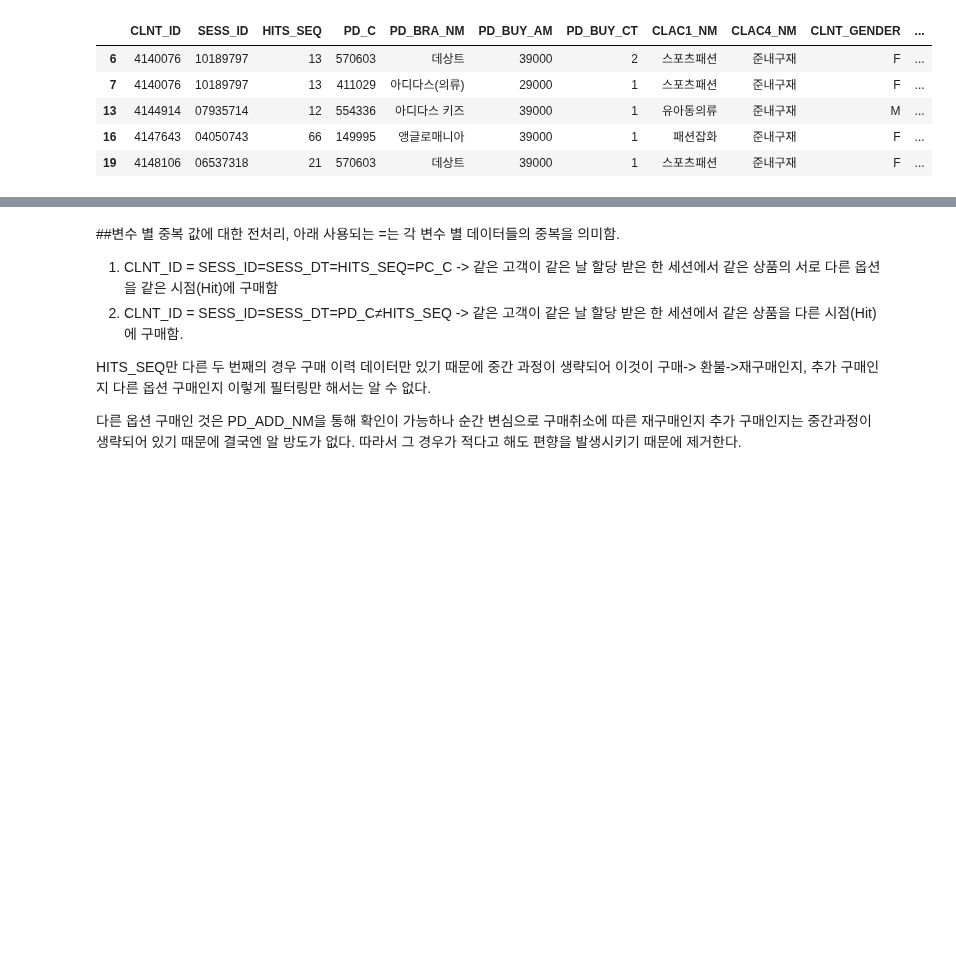
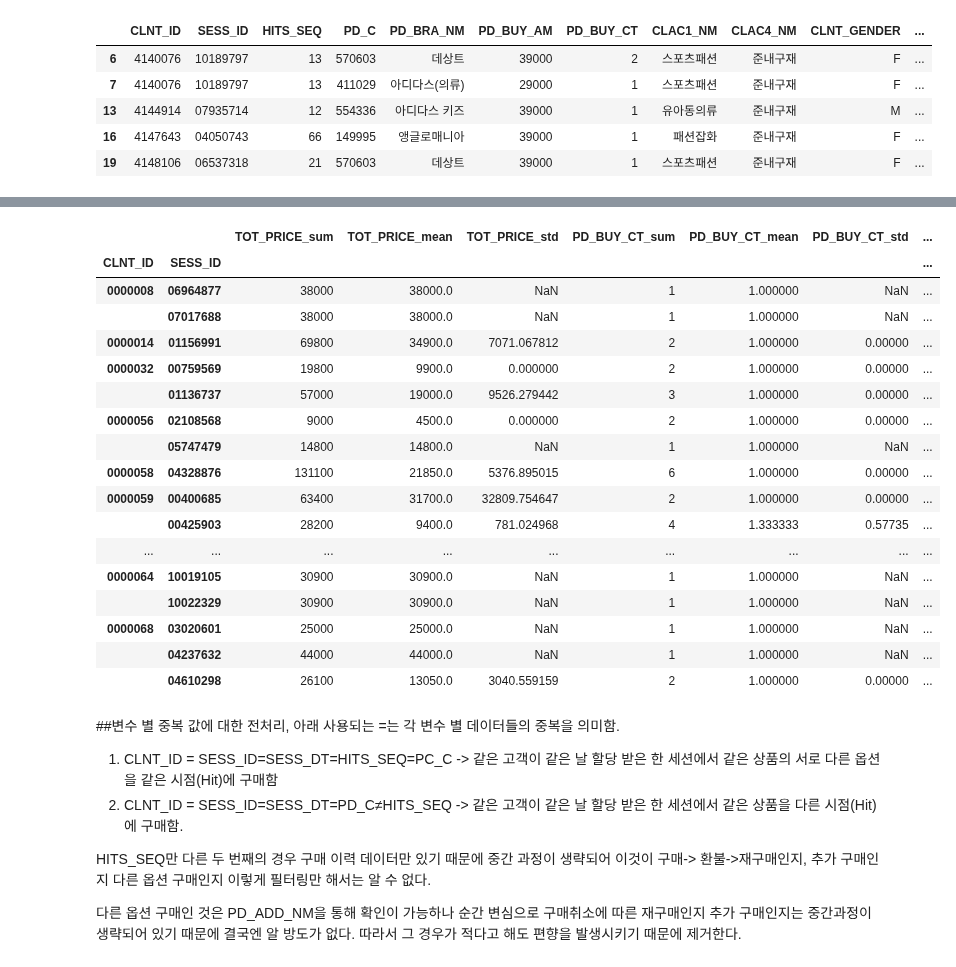
Before and after one commit to chldnjstjr/Lpoint, a Jupyter notebook: Preprocessing.ipynb, the cells around one changed output, grey strips where cells are left out. Saved outputs shown, nothing was run; the diff lists cells and outputs as text; code cells hidden in the pictures; blank space fills up the shorter version.

```diff
--- a/Preprocessing.ipynb
+++ b/Preprocessing.ipynb
@@ -306,3 +296,7 @@ prdmcs.head()
 | 13 | 4144914 | 07935714 | 12 | 554336 | 아디다스 키즈 | 39000 | 1 | 유아동의류 | 준내구재 | M | ... |
 | 16 | 4147643 | 04050743 | 66 | 149995 | 앵글로매니아 | 39000 | 1 | 패션잡화 | 준내구재 | F | ... |
 | 19 | 4148106 | 06537318 | 21 | 570603 | 데상트 | 39000 | 1 | 스포츠패션 | 준내구재 | F | ... |
+# %%
+#구매 상품 가격과 개수에 따른 소비자의 총 구매가격 변수(TOT_PRICE) 생성
+prdmcs['TOT_PRICE'] = prdmcs['PD_BUY_AM']*prdmcs['PD_BUY_CT']
+prdmcs.head()
@@ -309,3 +310,27 @@ prdmcs.head()
+# %%
+prdmcs_agg = prdmcs.groupby(['CLNT_ID', 'SESS_ID'])[['TOT_PRICE','PD_BUY_CT','PD_BUY_AM']].agg(['sum','mean','std'])
+prdmcs_agg.columns= list(map(lambda x:x[0]+'_'+x[1],list(prdmcs_agg)))
+# %%
+prdmcs_agg.head(20)
+# %% [output]
+|  |  | TOT_PRICE_sum | TOT_PRICE_mean | TOT_PRICE_std | PD_BUY_CT_sum | PD_BUY_CT_mean | PD_BUY_CT_std | ... |
+| CLNT_ID | SESS_ID |  |  |  |  |  |  | ... |
+| 0000008 | 06964877 | 38000 | 38000.0 | NaN | 1 | 1.000000 | NaN | ... |
+|  | 07017688 | 38000 | 38000.0 | NaN | 1 | 1.000000 | NaN | ... |
+| 0000014 | 01156991 | 69800 | 34900.0 | 7071.067812 | 2 | 1.000000 | 0.00000 | ... |
+| 0000032 | 00759569 | 19800 | 9900.0 | 0.000000 | 2 | 1.000000 | 0.00000 | ... |
+|  | 01136737 | 57000 | 19000.0 | 9526.279442 | 3 | 1.000000 | 0.00000 | ... |
+| 0000056 | 02108568 | 9000 | 4500.0 | 0.000000 | 2 | 1.000000 | 0.00000 | ... |
+|  | 05747479 | 14800 | 14800.0 | NaN | 1 | 1.000000 | NaN | ... |
+| 0000058 | 04328876 | 131100 | 21850.0 | 5376.895015 | 6 | 1.000000 | 0.00000 | ... |
+| 0000059 | 00400685 | 63400 | 31700.0 | 32809.754647 | 2 | 1.000000 | 0.00000 | ... |
+|  | 00425903 | 28200 | 9400.0 | 781.024968 | 4 | 1.333333 | 0.57735 | ... |
+| ... | ... | ... | ... | ... | ... | ... | ... | ... |
+| 0000064 | 10019105 | 30900 | 30900.0 | NaN | 1 | 1.000000 | NaN | ... |
+|  | 10022329 | 30900 | 30900.0 | NaN | 1 | 1.000000 | NaN | ... |
+| 0000068 | 03020601 | 25000 | 25000.0 | NaN | 1 | 1.000000 | NaN | ... |
+|  | 04237632 | 44000 | 44000.0 | NaN | 1 | 1.000000 | NaN | ... |
+|  | 04610298 | 26100 | 13050.0 | 3040.559159 | 2 | 1.000000 | 0.00000 | ... |
 # %% [markdown]
 ##변수 별 중복 값에 대한 전처리, 아래 사용되는 =는 각 변수 별 데이터들의 중복을 의미함.
 1. CLNT_ID = SESS_ID=SESS_DT=HITS_SEQ=PC_C -> 같은 고객이 같은 날 할당 받은 한 세션에서 같은 상품의 서로 다른 옵션을 같은 시점(Hit)에 구매함
```
Also changed, not shown: parts of 7 cells of this notebook.
